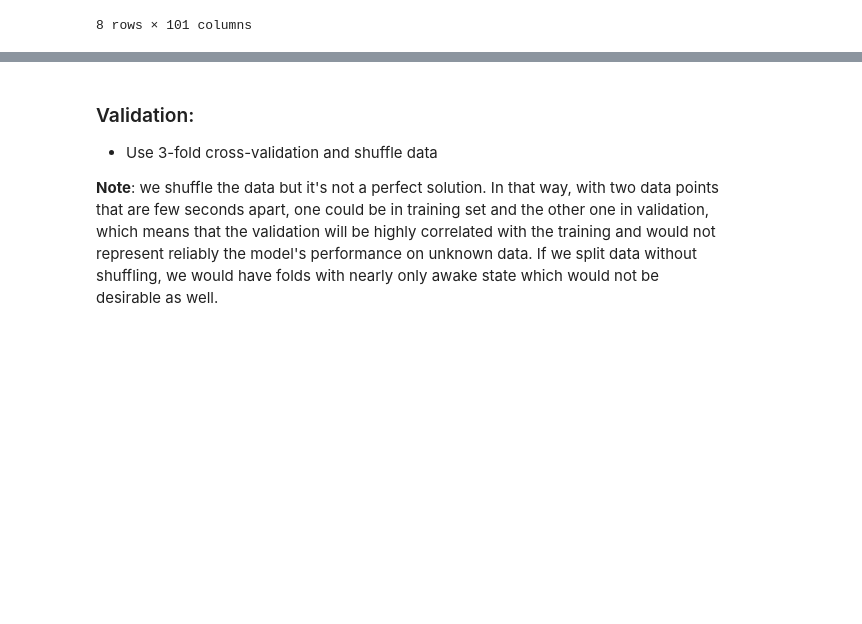
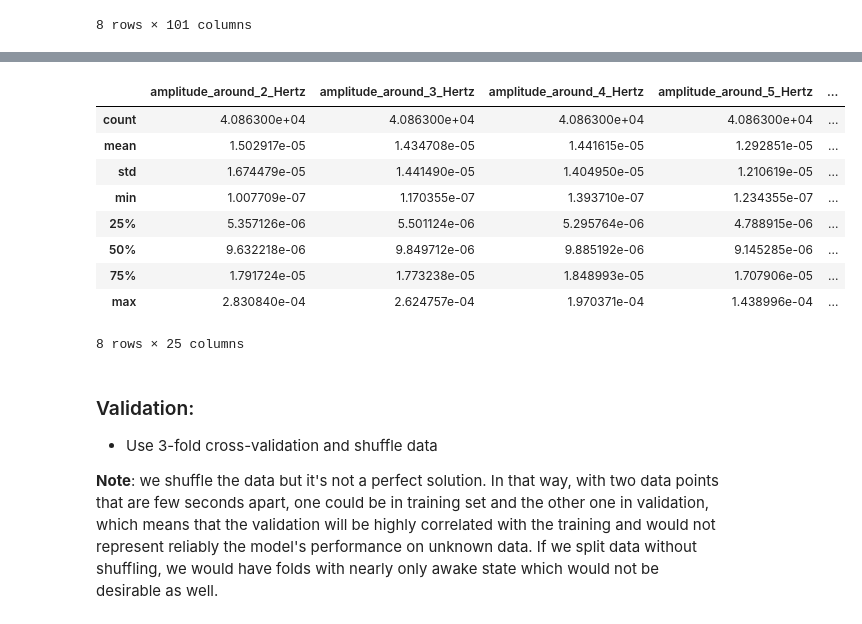
Before and after one commit to Mondotosz/ARN_PW3, a Jupyter notebook: notebook.ipynb, the cells around one changed output, grey strips where cells are left out. Saved outputs shown, nothing was run; the diff lists cells and outputs as text; code cells hidden in the pictures; blank space fills up the shorter version.

Commit message:
selected features and normalized

```diff
--- a/notebook.ipynb
+++ b/notebook.ipynb
@@ -80,10 +93,46 @@ When looking online, it seems that it's best to have dat from the frequency band
 - $\beta$: 15-30Hz
 - $\gamma$: 30-100Hz
 # %%
-features = [*range(1,16), *range(21,26), 59, 69, 79, 89, 99]
+from sklearn.preprocessing import StandardScaler
+from sklearn.feature_selection import SelectKBest, f_classif
 
-train_data = raw_train_data.iloc[:, features]
-test_data = raw_test_data.iloc[:, features]
+def preprocess(k = 25,features = None):
+    features = features if features is not None else raw_train_data.columns[1:]
+
+    # List all features ignoring the state column
+    all_features = raw_train_data.columns[1:]
+
+    x_train = raw_train_data[all_features]
+    y_train = raw_train_data["state"]
+
+    x_test = raw_test_data[all_features]
+
+    selector = SelectKBest(score_func=f_classif, k=k)
+    selector.fit(x_train, y_train)
+
+    selected_columns = all_features[selector.get_support()]
+
+    x_train_selected = pd.DataFrame( selector.transform(x_train), columns=selected_columns, index=x_train.index)
+    x_test_selected = pd.DataFrame( selector.transform(x_test), columns=selected_columns, index=x_test.index)
+
+    x_train_selected['state'] = y_train
+
+    return x_train_selected, x_test_selected
+
+train_data, test_data = preprocess()
+# %%
+train_data.describe()
+# %% [output]
+|  | amplitude_around_2_Hertz | amplitude_around_3_Hertz | amplitude_around_4_Hertz | amplitude_around_5_Hertz | ... |
+| count | 4.086300e+04 | 4.086300e+04 | 4.086300e+04 | 4.086300e+04 | ... |
+| mean | 1.502917e-05 | 1.434708e-05 | 1.441615e-05 | 1.292851e-05 | ... |
+| std | 1.674479e-05 | 1.441490e-05 | 1.404950e-05 | 1.210619e-05 | ... |
+| min | 1.007709e-07 | 1.170355e-07 | 1.393710e-07 | 1.234355e-07 | ... |
+| 25% | 5.357126e-06 | 5.501124e-06 | 5.295764e-06 | 4.788915e-06 | ... |
+| 50% | 9.632218e-06 | 9.849712e-06 | 9.885192e-06 | 9.145285e-06 | ... |
+| 75% | 1.791724e-05 | 1.773238e-05 | 1.848993e-05 | 1.707906e-05 | ... |
+| max | 2.830840e-04 | 2.624757e-04 | 1.970371e-04 | 1.438996e-04 | ... |
+8 rows × 25 columns
 # %% [markdown]
 ### Validation:
 
```
Also changed, not shown: parts of 2 cells of this notebook.
